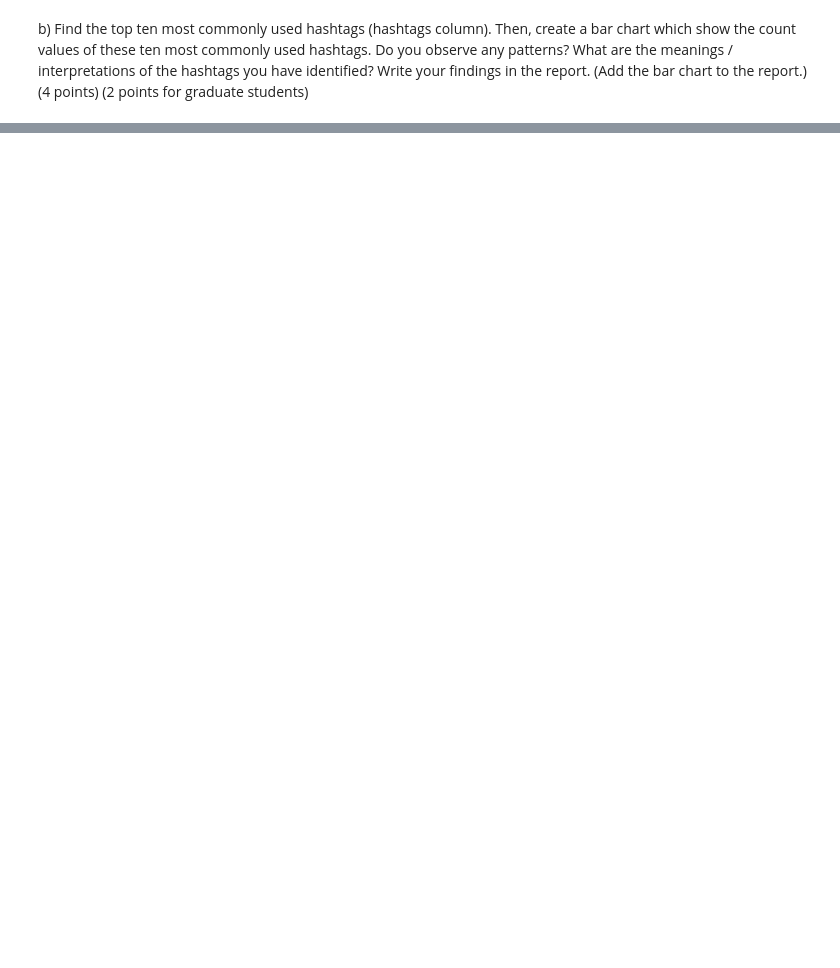
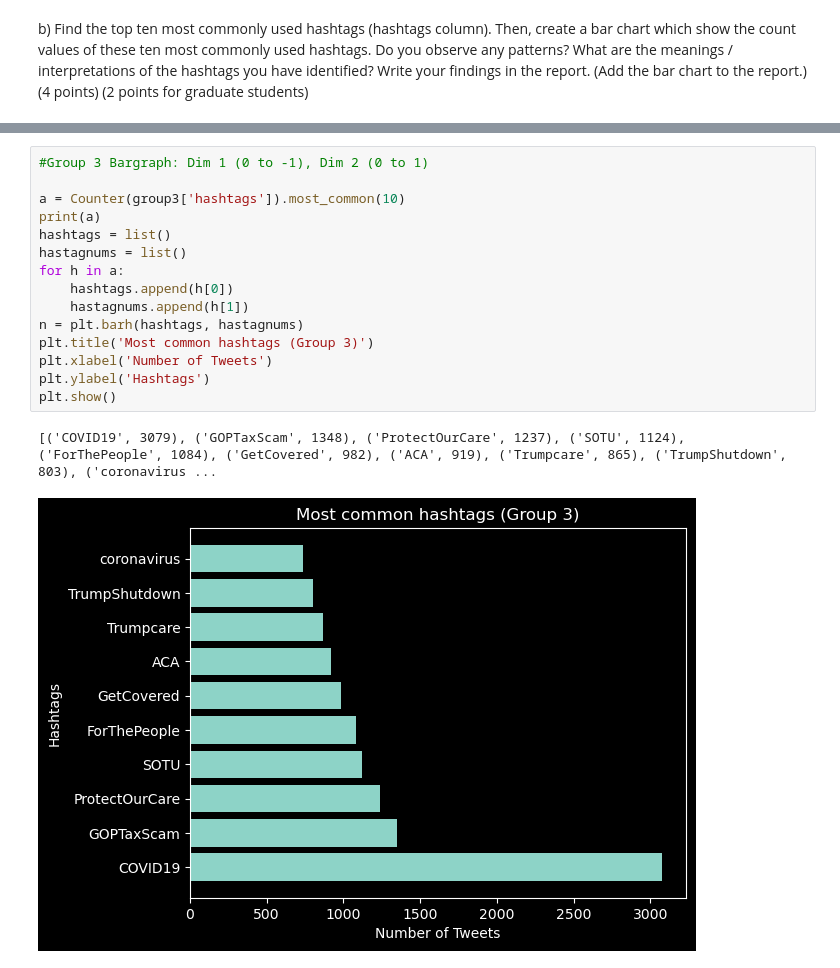
Before and after one commit to justinjli2004-sketch/spring2026, a Jupyter notebook: miniproject/Project_Code.ipynb, the cells around one changed output, grey strips where cells are left out. Saved outputs shown, nothing was run; the diff lists cells and outputs as text; blank space fills up the shorter version.

```diff
--- a/miniproject/Project_Code.ipynb
+++ b/miniproject/Project_Code.ipynb
@@ -80,0 +189,18 @@ print(a)
+# %%
+#Group 3 Bargraph: Dim 1 (0 to -1), Dim 2 (0 to 1)
+
+a = Counter(group3['hashtags']).most_common(10)
+print(a)
+hashtags = list()
+hastagnums = list()
+for h in a:
+    hashtags.append(h[0])
+    hastagnums.append(h[1])
+n = plt.barh(hashtags, hastagnums)
+plt.title('Most common hashtags (Group 3)')
+plt.xlabel('Number of Tweets')
+plt.ylabel('Hashtags')
+plt.show()
+# %% [output]
+[('COVID19', 3079), ('GOPTaxScam', 1348), ('ProtectOurCare', 1237), ('SOTU', 1124), ('ForThePeople', 1084), ('GetCovered', 982), ('ACA', 919), ('Trumpcare', 865), ('TrumpShutdown', 803), ('coronavirus ...
+[figure, added]
```
Also changed, not shown: parts of 12 cells of this notebook.
